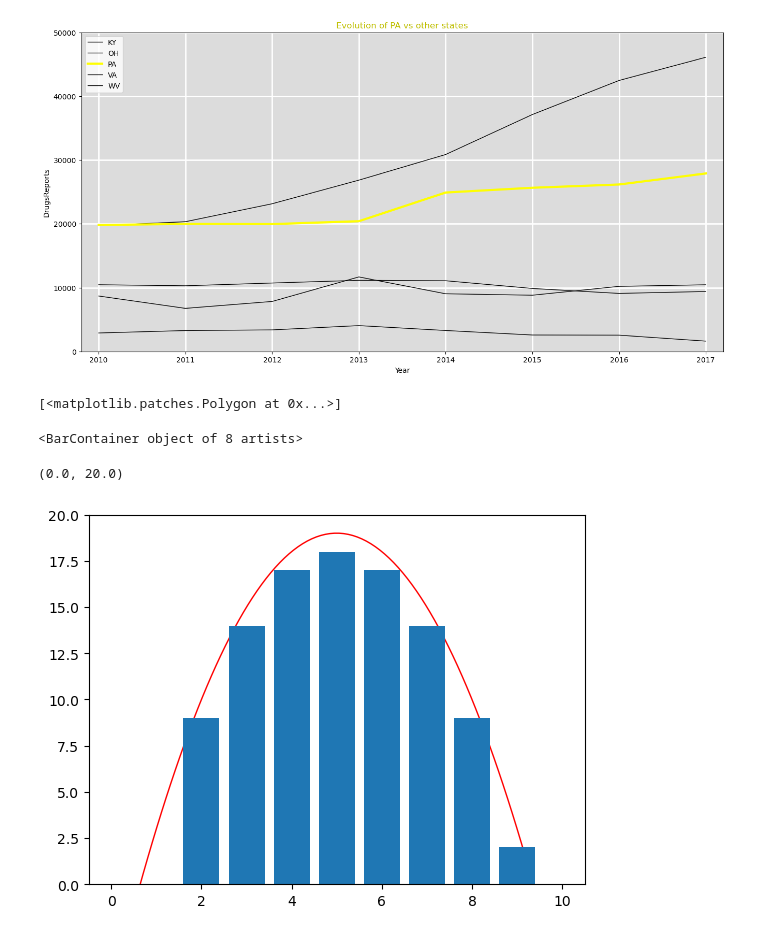
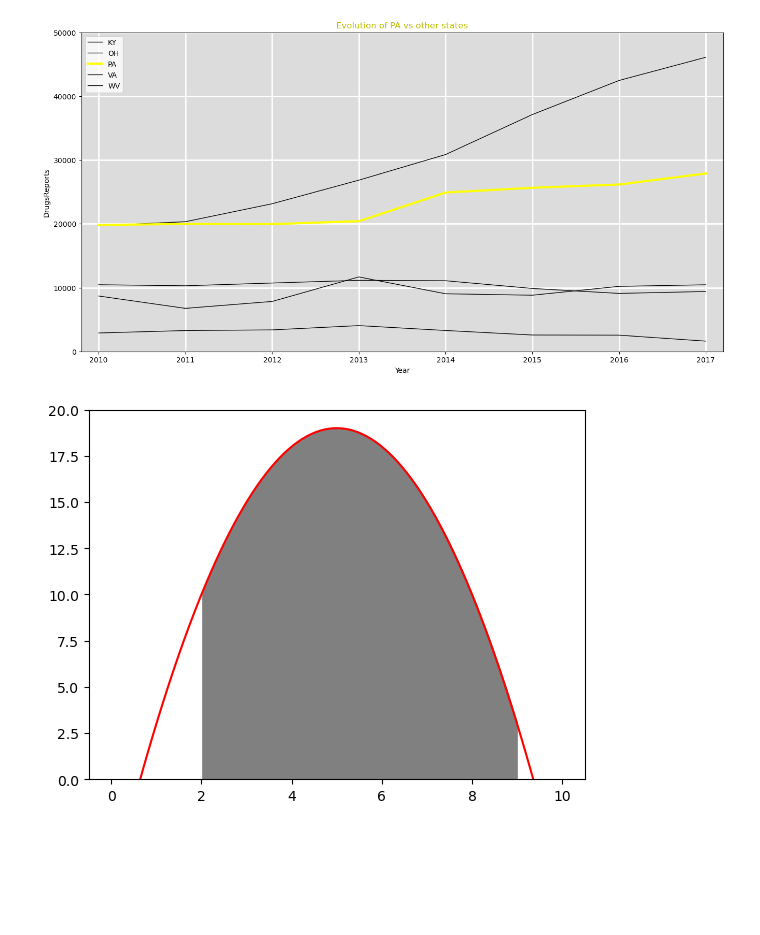
Before and after one commit to GGuo888/fantastic-matplotlib, a Jupyter notebook: practice/day02.ipynb, the cells around one changed output. Drawn from its saved outputs; the diff is of its cells as text; code cells hidden in the pictures; blank space fills up the shorter version.

```diff
--- a/practice/day02.ipynb
+++ b/practice/day02.ipynb
@@ -514,12 +514,9 @@ ax.legend();
 # %%
 x = np.linspace(0,10,100)
 y = [-1*(i-2)*(i-8)+10 for i in x]
-plt.fill(x,y,color='white',edgecolor='red')
-plt.bar(range(2,10),[-1*(i-2)*(i-8)+9 for i in range(2,10)])
+plt.plot(x,y,color='red')
+plt.fill_between(x,y,where=(x>2)&(x<9),color='grey')
 plt.ylim((0,20))
 plt.show()
 # %% [output]
-[<matplotlib.patches.Polygon at 0x...>]
-<BarContainer object of 8 artists>
-(0.0, 20.0)
-[figure, old version]
+[figure, new version]
```
Also changed, not shown: parts of 1 cell of this notebook, 1 other file.
